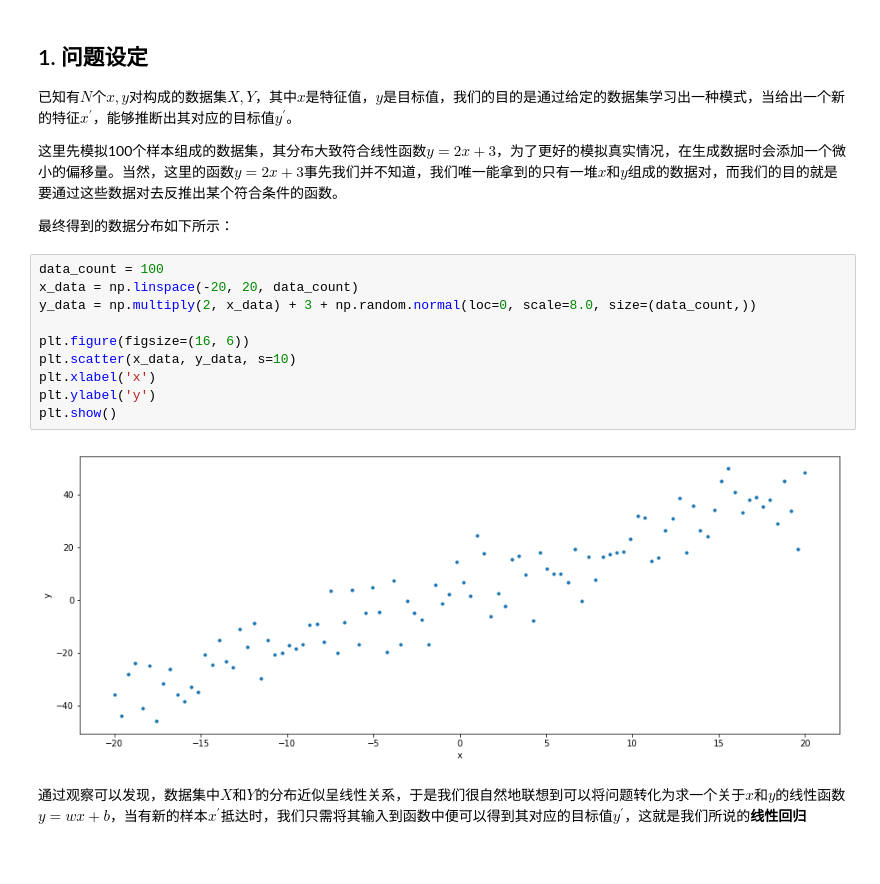
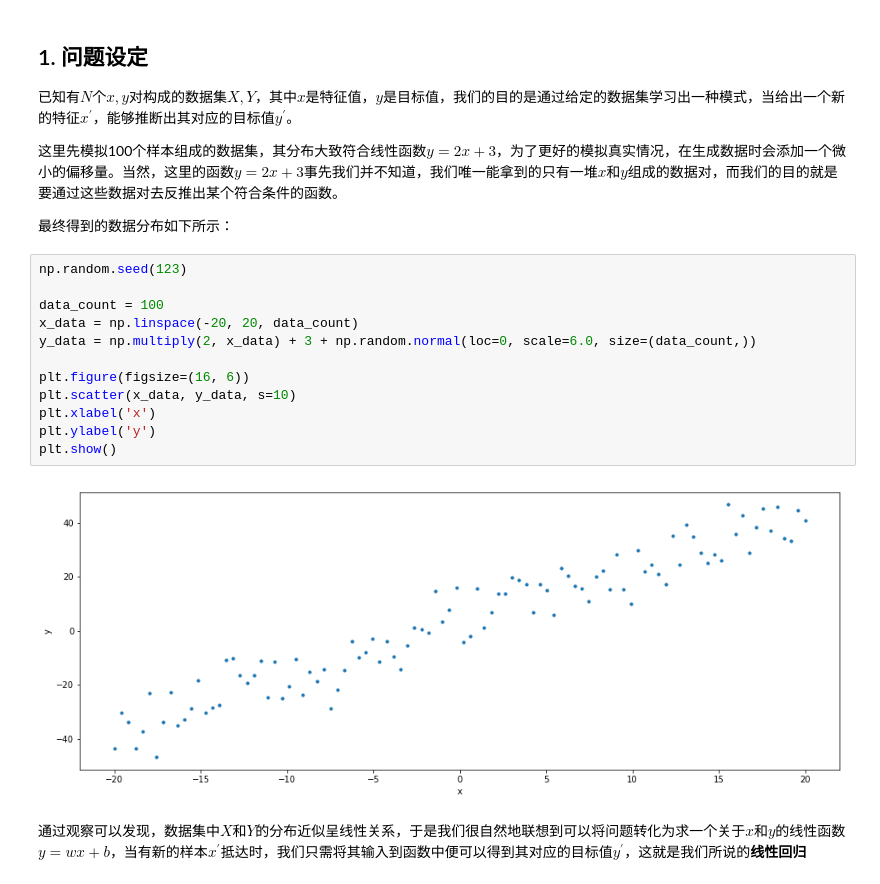
Before and after one commit to Calmnea/AILab, a Jupyter notebook: 1_Linear_Regression/linear_regression.ipynb, the cells around one changed output. Saved outputs shown, nothing was run; the diff lists cells and outputs as text.

```diff
--- a/1_Linear_Regression/linear_regression.ipynb
+++ b/1_Linear_Regression/linear_regression.ipynb
@@ -29,17 +29,19 @@ from mpl_toolkits.mplot3d import Axes3D
 
 最终得到的数据分布如下所示：
 # %%
+np.random.seed(123)
+
 data_count = 100
 x_data = np.linspace(-20, 20, data_count)
-y_data = np.multiply(2, x_data) + 3 + np.random.normal(loc=0, scale=8.0, size=(data_count,))
+y_data = np.multiply(2, x_data) + 3 + np.random.normal(loc=0, scale=6.0, size=(data_count,))
 
 plt.figure(figsize=(16, 6))
 plt.scatter(x_data, y_data, s=10)
 plt.xlabel('x')
 plt.ylabel('y')
 plt.show()
 # %% [output]
-[figure, old version]
+[figure, new version]
 # %% [markdown]
 通过观察可以发现，数据集中$X$和$Y$的分布近似呈线性关系，于是我们很自然地联想到可以将问题转化为求一个关于$x$和$y$的线性函数$y=wx+b$，当有新的样本$x^\prime$抵达时，我们只需将其输入到函数中便可以得到其对应的目标值$y^\prime$，这就是我们所说的**线性回归**
 # %% [markdown]
```
Also changed, not shown: parts of 5 cells of this notebook.
